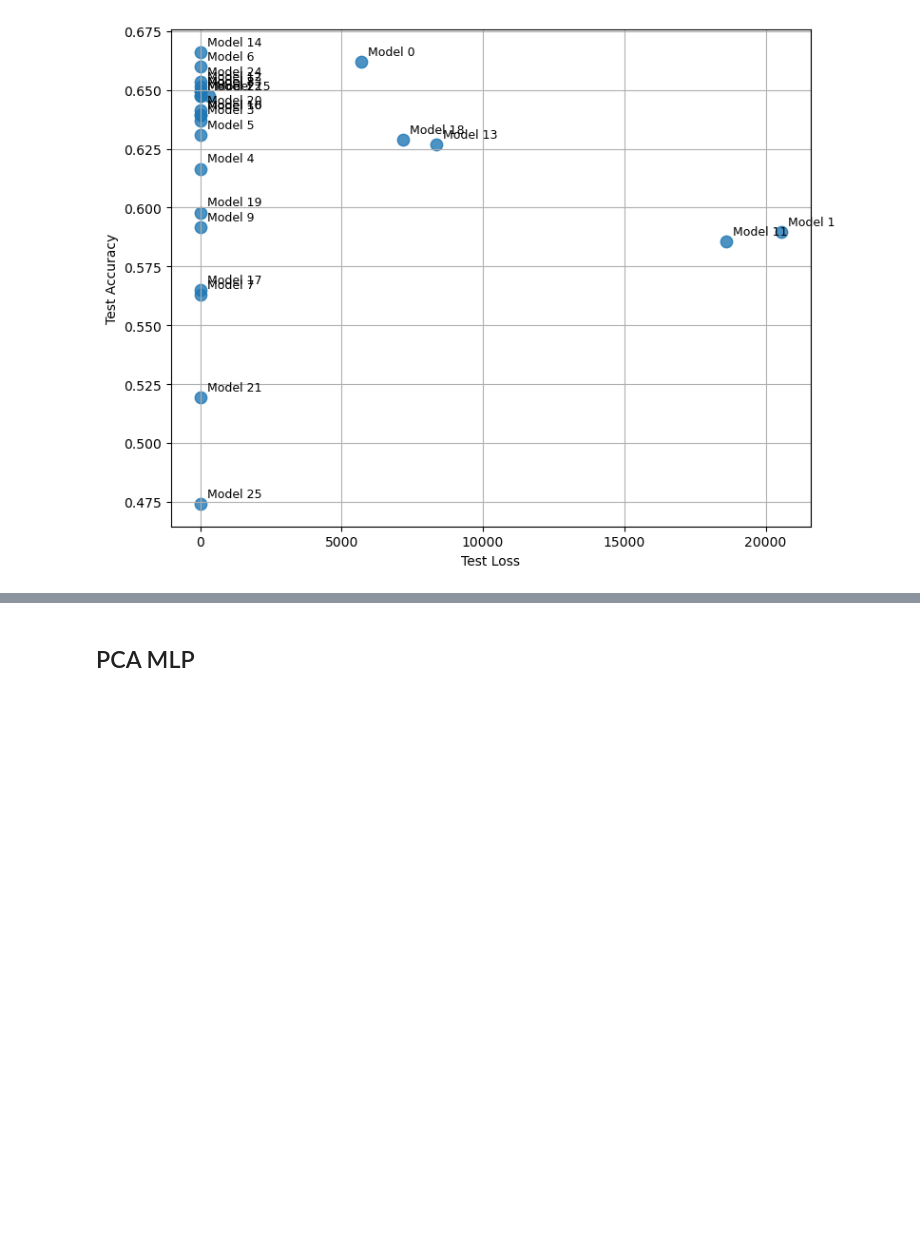
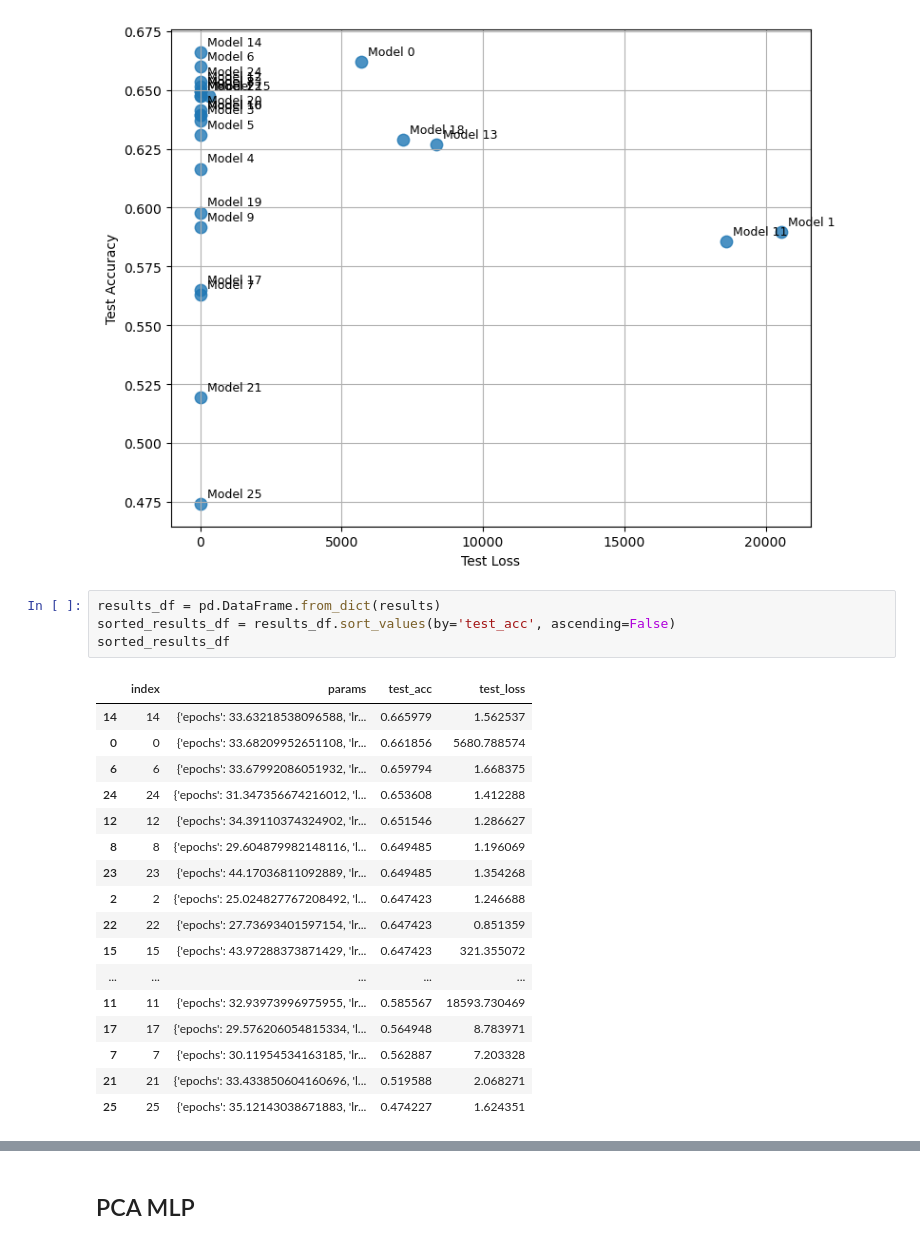
Before and after one commit to henrysun9074/gsAI, a Jupyter notebook: MLP_CNN.ipynb, the cells around one changed output, grey strips where cells are left out. Cells and saved outputs as stored; diff of their text form; blank space fills up the shorter version.

```diff
--- a/MLP_CNN.ipynb
+++ b/MLP_CNN.ipynb
@@ -486,6 +486,28 @@ def plot_test_accuracy_vs_loss(results):
 plot_test_accuracy_vs_loss(results)
 # %% [output]
 [figure]
+# %%
+results_df = pd.DataFrame.from_dict(results)
+sorted_results_df = results_df.sort_values(by='test_acc', ascending=False)
+sorted_results_df
+# %% [output]
+|  | index | params | test_acc | test_loss |
+| 14 | 14 | {'epochs': 33.63218538096588, 'lr... | 0.665979 | 1.562537 |
+| 0 | 0 | {'epochs': 33.68209952651108, 'lr... | 0.661856 | 5680.788574 |
+| 6 | 6 | {'epochs': 33.67992086051932, 'lr... | 0.659794 | 1.668375 |
+| 24 | 24 | {'epochs': 31.347356674216012, 'l... | 0.653608 | 1.412288 |
+| 12 | 12 | {'epochs': 34.39110374324902, 'lr... | 0.651546 | 1.286627 |
+| 8 | 8 | {'epochs': 29.604879982148116, 'l... | 0.649485 | 1.196069 |
+| 23 | 23 | {'epochs': 44.17036811092889, 'lr... | 0.649485 | 1.354268 |
+| 2 | 2 | {'epochs': 25.024827767208492, 'l... | 0.647423 | 1.246688 |
+| 22 | 22 | {'epochs': 27.73693401597154, 'lr... | 0.647423 | 0.851359 |
+| 15 | 15 | {'epochs': 43.97288373871429, 'lr... | 0.647423 | 321.355072 |
+| ... | ... | ... | ... | ... |
+| 11 | 11 | {'epochs': 32.93973996975955, 'lr... | 0.585567 | 18593.730469 |
+| 17 | 17 | {'epochs': 29.576206054815334, 'l... | 0.564948 | 8.783971 |
+| 7 | 7 | {'epochs': 30.11954534163185, 'lr... | 0.562887 | 7.203328 |
+| 21 | 21 | {'epochs': 33.433850604160696, 'l... | 0.519588 | 2.068271 |
+| 25 | 25 | {'epochs': 35.12143038671883, 'lr... | 0.474227 | 1.624351 |
 # %%
 def save_model_weights(results, model_index, X_train, y_train, X_val, y_val, input_dim, filename):
     try:
```
Also changed, not shown: parts of 2 cells of this notebook.
